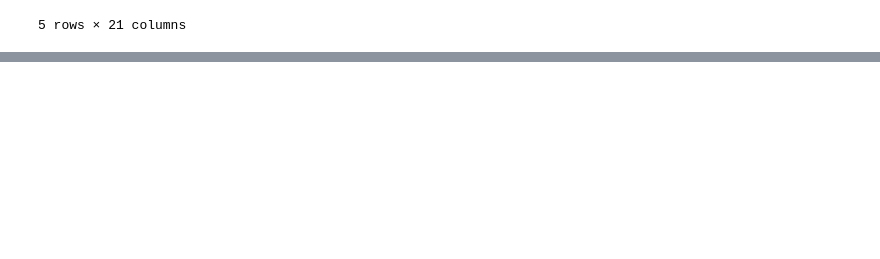
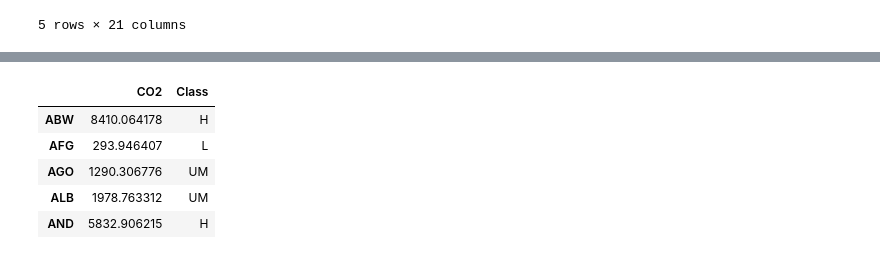
Before and after one commit to jason-hernandez-73/Project-1, a Jupyter notebook: test_data_analysis-checkpoint.ipynb, the cells around one changed output, grey strips where cells are left out. Cells and saved outputs as stored; diff of their text form; code cells hidden in the pictures; blank space fills up the shorter version.

```diff
--- a/test_data_analysis-checkpoint.ipynb
+++ b/test_data_analysis-checkpoint.ipynb
@@ -111,0 +97,17 @@ co2_high = high_df.groupby([""]).mean()["CO2 emissions (metric tons per capita)"
+# %%
+# Separate countries by income
+begin_year='1995'
+end_year='2014'
+years_df_list=[]
+years_list=[str(each_year) for each_year in range(int(begin_year), int(end_year)+1)]
+idx_co2_concat_df=co2_concat_df.set_index('Country Code')
+idx_gni_concat_df=gni_concat_df.set_index('Country Code')
+for each_year in years_list:
+    each_year_df=pd.concat([idx_co2_concat_df[each_year],
+                            idx_gni_concat_df[each_year]],
+                           axis=1,
+                           sort=False,
+                           keys=['CO2', 'Class'])
+    years_df_list.append(each_year_df.groupby('Class').mean())
+co2_trend_by_class=pd.concat(years_df_list, axis=1, keys=years_list)
+co2_trend_by_class.T.plot()
@@ -111,0 +118,9 @@ co2_high = high_df.groupby([""]).mean()["CO2 emissions (metric tons per capita)"
+# %%
+each_year_df.head()
+# %% [output]
+|  | CO2 | Class |
+| ABW | 8410.064178 | H |
+| AFG | 293.946407 | L |
+| AGO | 1290.306776 | UM |
+| ALB | 1978.763312 | UM |
+| AND | 5832.906215 | H |
```
Also changed, not shown: parts of 5 cells of this notebook.
